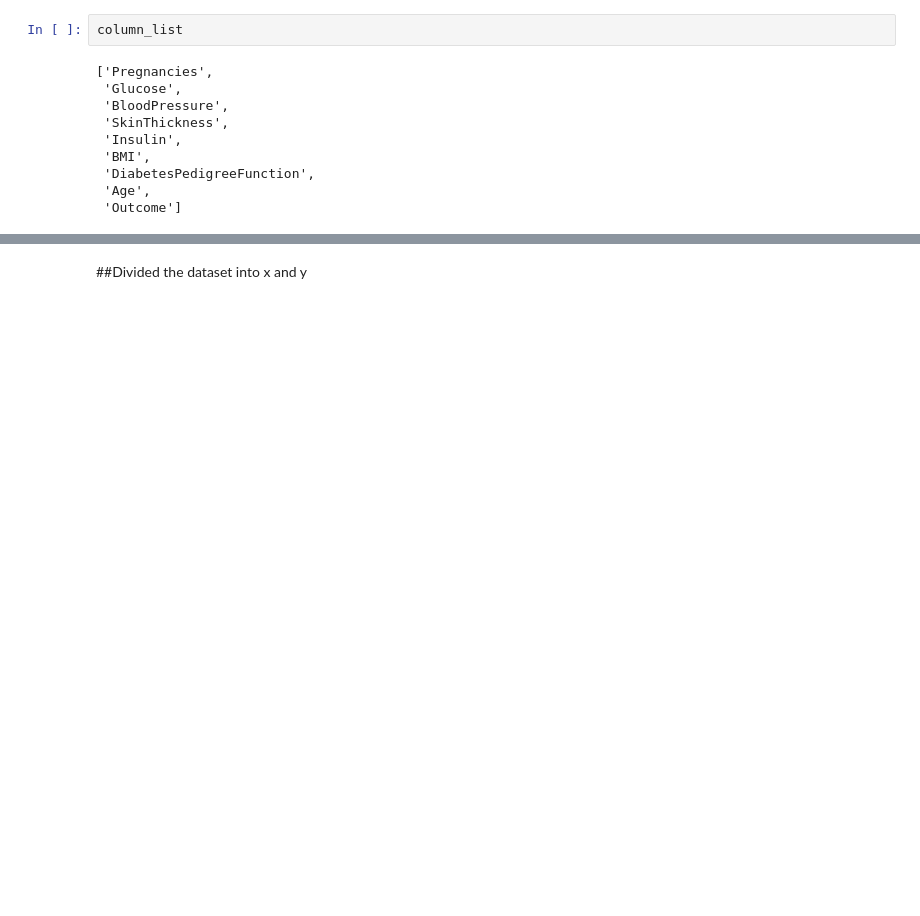
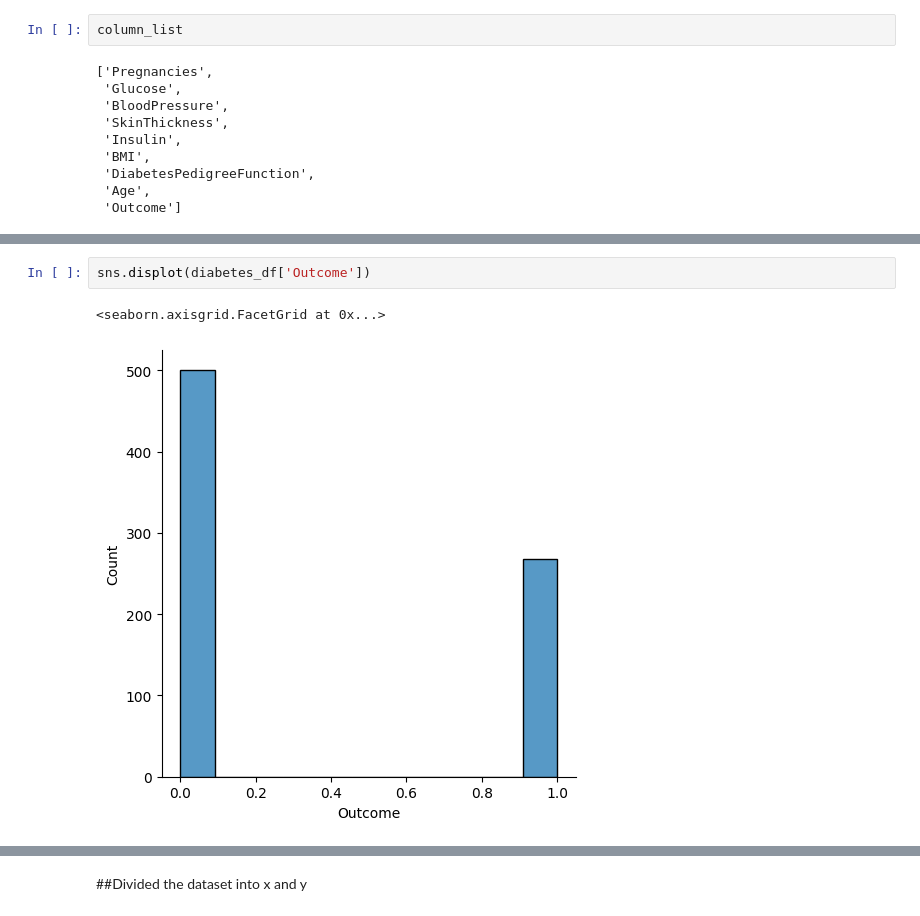
Before and after one commit to selvavivaan/Machine-Learning-selva, a Jupyter notebook: Diabetes_Dataset.ipynb, the cells around one changed output, grey strips where cells are left out. Drawn from its saved outputs; the diff is of its cells as text; blank space fills up the shorter version.

```diff
--- a/Diabetes_Dataset.ipynb
+++ b/Diabetes_Dataset.ipynb
@@ -113,0 +120,5 @@ dtype: int64
+# %%
+sns.displot(diabetes_df['Outcome'])
+# %% [output]
+<seaborn.axisgrid.FacetGrid at 0x...>
+[figure, added]
```
Also changed, not shown: parts of 57 cells of this notebook.
